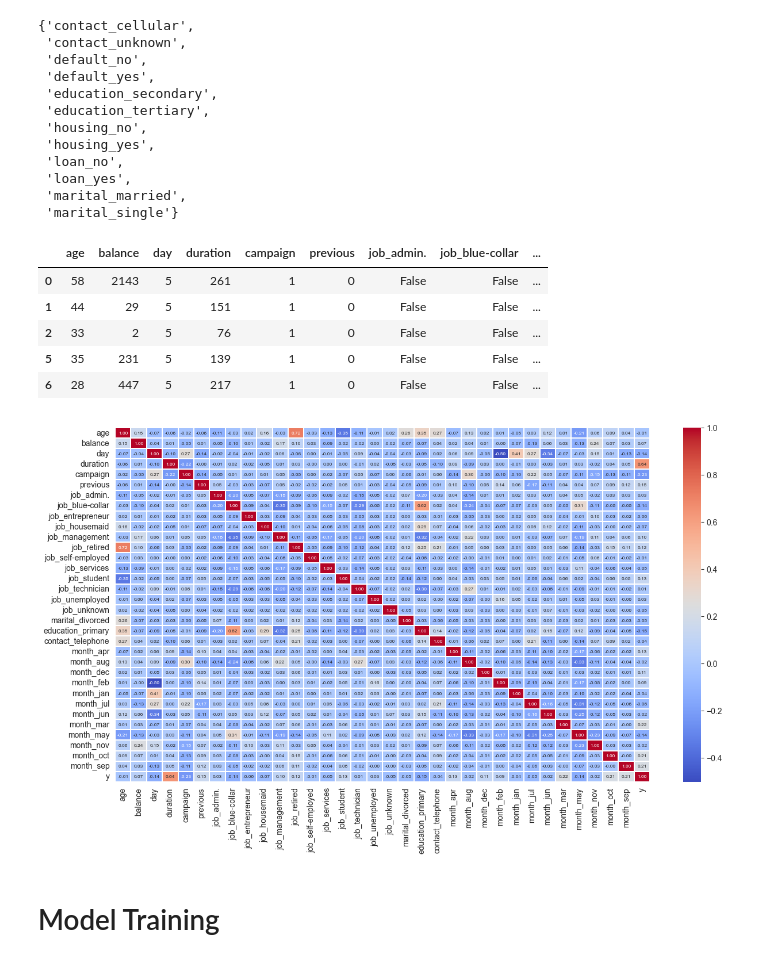
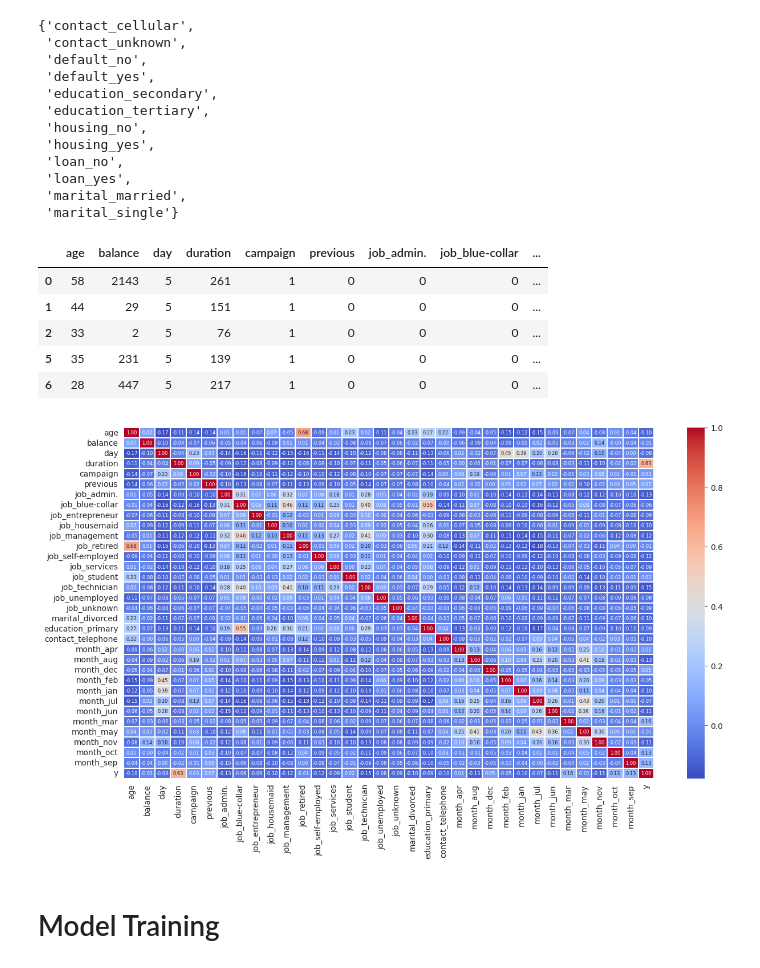
Before and after one commit to Steeve3/ML-model, a Jupyter notebook: notebooks/bank_notebook.ipynb, the cells around one changed output. Saved outputs shown, nothing was run; the diff lists cells and outputs as text; code cells hidden in the pictures.

```diff
--- a/notebooks/bank_notebook.ipynb
+++ b/notebooks/bank_notebook.ipynb
@@ -413,6 +427,6 @@ The nominal features are:
 # %%
 df_dummy = data_full.copy()
-df_dummy = pd.get_dummies(data_full, columns=nominal_features)
+df_dummy = pd.get_dummies(data_full, columns=nominal_features, dtype=int)
 
 # Here, we'll assume 'y_yes' = 1 will represent the positive class
 df_dummy['y'] = df_dummy['y_yes'].astype(int) # Convert the target variable to integer
@@ -535,23 +551,23 @@ df_dummy = df_dummy.drop(to_be_removed, axis=1)
 df_dummy.head(5)
 # %% [output]
 |  | age | balance | day | duration | campaign | previous | job_admin. | job_blue-collar | ... |
-| 0 | 58 | 2143 | 5 | 261 | 1 | 0 | False | False | ... |
-| 1 | 44 | 29 | 5 | 151 | 1 | 0 | False | False | ... |
-| 2 | 33 | 2 | 5 | 76 | 1 | 0 | False | False | ... |
-| 5 | 35 | 231 | 5 | 139 | 1 | 0 | False | False | ... |
-| 6 | 28 | 447 | 5 | 217 | 1 | 0 | False | False | ... |
+| 0 | 58 | 2143 | 5 | 261 | 1 | 0 | 0 | 0 | ... |
+| 1 | 44 | 29 | 5 | 151 | 1 | 0 | 0 | 0 | ... |
+| 2 | 33 | 2 | 5 | 76 | 1 | 0 | 0 | 0 | ... |
+| 5 | 35 | 231 | 5 | 139 | 1 | 0 | 0 | 0 | ... |
+| 6 | 28 | 447 | 5 | 217 | 1 | 0 | 0 | 0 | ... |
 # %%
-corr = df_dummy.corr()
+corr = df_dummy.corr().abs()
 
 # Now you can calculate the correlation
 plt.figure(figsize=(15,8))
 
 sns.heatmap(corr.corr(), annot=True, cmap='coolwarm', fmt='.2f', linewidths=0.2,
     annot_kws={"size": 35 / np.sqrt(len(corr.corr()))})
 
 plt.show();
 # %% [output]
-[figure, old version]
+[figure, new version]
 # %%
 df_dummy.to_csv('df_dummy.csv', index=False)
 # %% [markdown]
```
Also changed, not shown: parts of 25 cells of this notebook, 1 other file.
